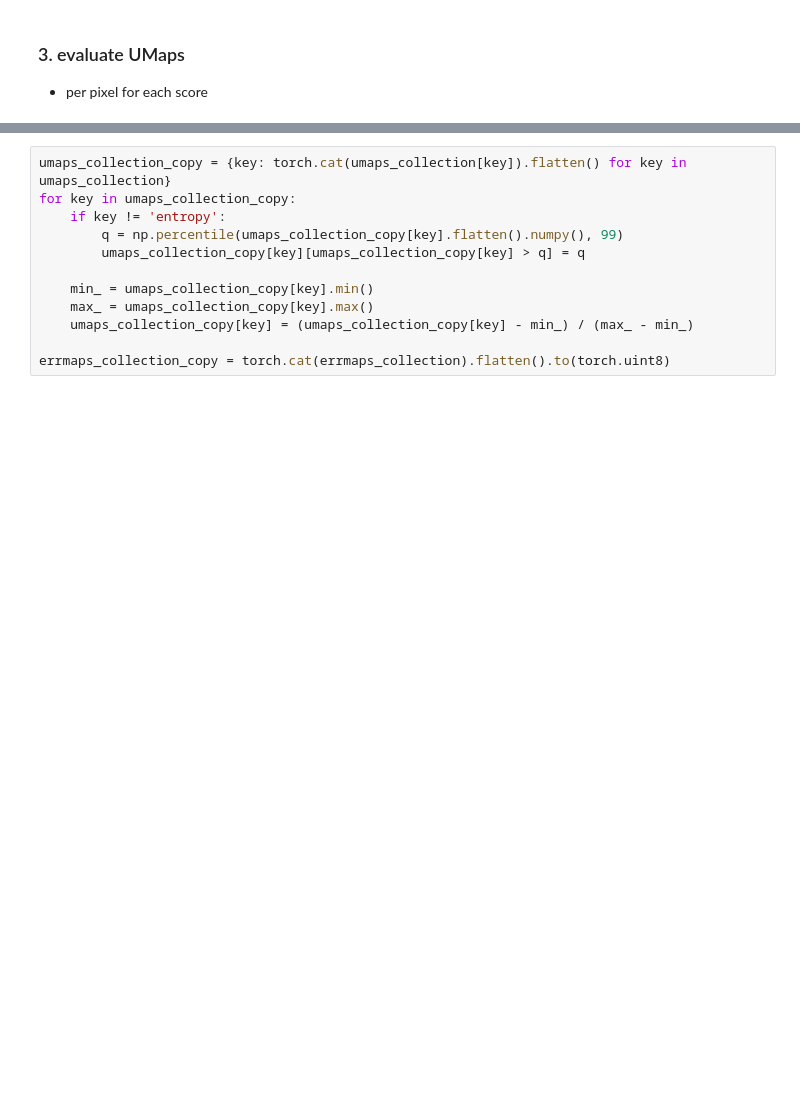
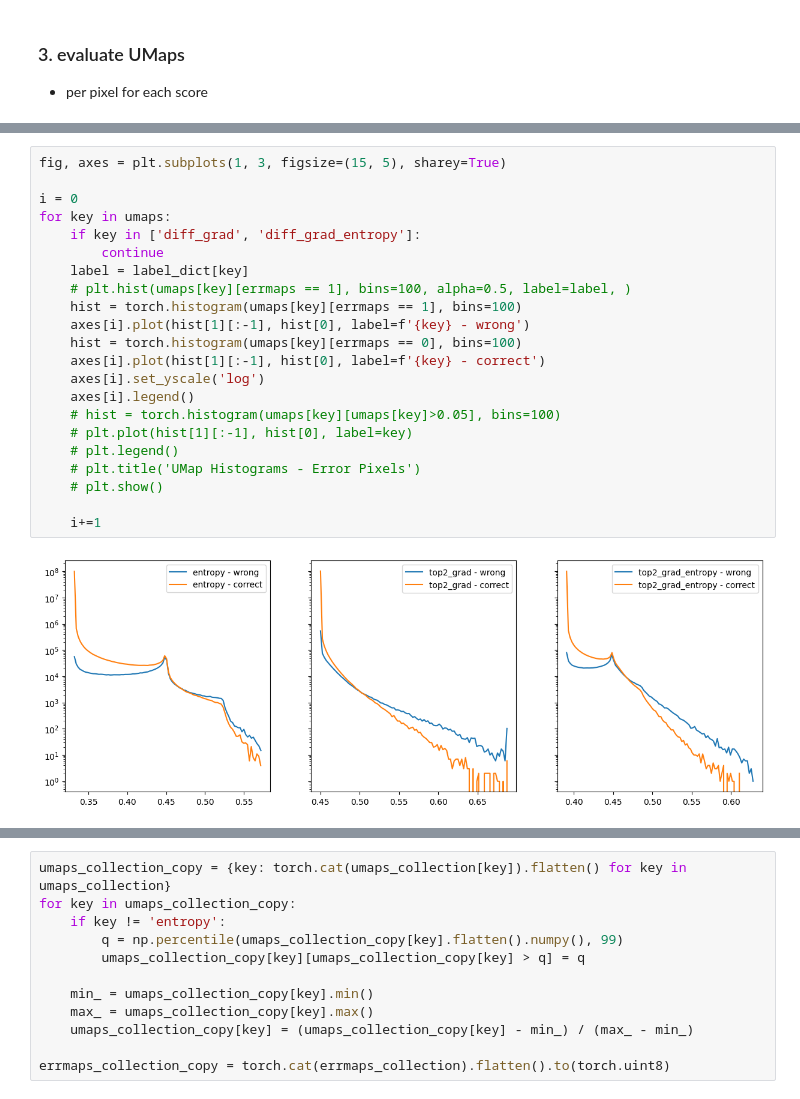
Before and after one commit to MedVisBonn/Segmentation-Distortion, a Jupyter notebook: src/notebooks/combining_scores.ipynb, the cells around one changed output, grey strips where cells are left out. Saved outputs shown, nothing was run; the diff lists cells and outputs as text; blank space fills up the shorter version.

```diff
--- a/src/notebooks/combining_scores.ipynb
+++ b/src/notebooks/combining_scores.ipynb
@@ -785,0 +823,24 @@ tmp
+# %%
+fig, axes = plt.subplots(1, 3, figsize=(15, 5), sharey=True)
+
+i = 0
+for key in umaps:
+    if key in ['diff_grad', 'diff_grad_entropy']:
+        continue
+    label = label_dict[key]
+    # plt.hist(umaps[key][errmaps == 1], bins=100, alpha=0.5, label=label, )
+    hist = torch.histogram(umaps[key][errmaps == 1], bins=100)
+    axes[i].plot(hist[1][:-1], hist[0], label=f'{key} - wrong')
+    hist = torch.histogram(umaps[key][errmaps == 0], bins=100)
+    axes[i].plot(hist[1][:-1], hist[0], label=f'{key} - correct')
+    axes[i].set_yscale('log')
+    axes[i].legend()
+    # hist = torch.histogram(umaps[key][umaps[key]>0.05], bins=100)
+    # plt.plot(hist[1][:-1], hist[0], label=key)
+    # plt.legend()
+    # plt.title('UMap Histograms - Error Pixels')
+    # plt.show()
+
+    i+=1
+# %% [output]
+[figure, added]
```
Also changed, not shown: parts of 10 cells of this notebook, 1 other file.
